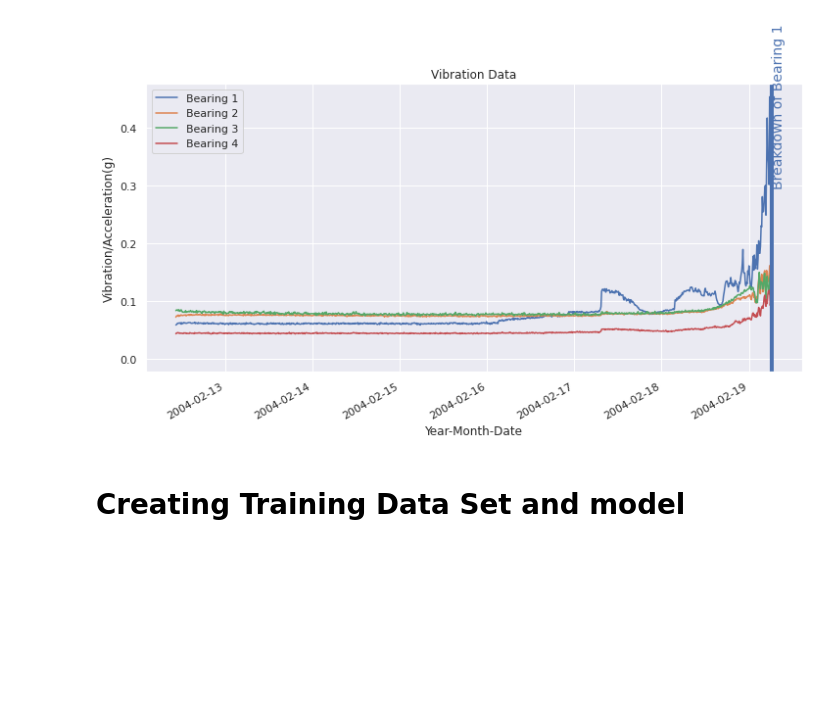
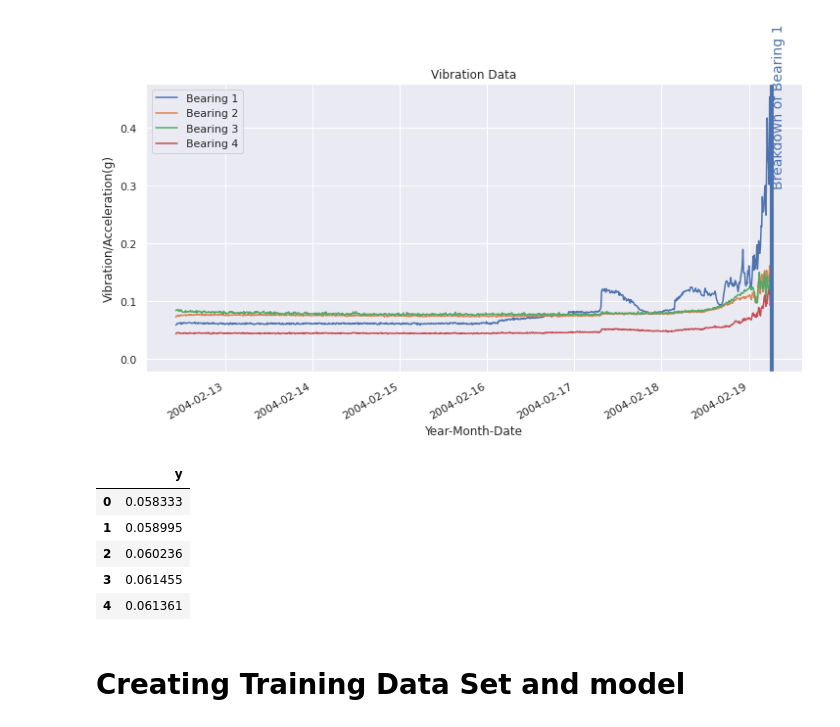
Before and after one commit to shaleenanuj/Machine-Condition-Monitoring, a Jupyter notebook: PredictiononNASABearingLSTM.ipynb, the cells around one changed output. Saved outputs shown, nothing was run; the diff lists cells and outputs as text; code cells hidden in the pictures; blank space fills up the shorter version.

```diff
--- a/PredictiononNASABearingLSTM.ipynb
+++ b/PredictiononNASABearingLSTM.ipynb
@@ -82,5 +82,21 @@ Text(2004-02-19 06:12:39, 0.3, 'Breakdown of Bearing 1')
 [figure]
 # %%
 from fbprophet import Prophet
+# %%
+healthy_bearing1 = merged_data['2004-02-12 10:32:39':'2004-02-15 23:42:39']['Bearing 1']
+
+# Creating training dataframe
+LSTM_healthy_train = pd.DataFrame()
+#LSTM_healthy_train['ds'] = pd.to_datetime(healthy_bearing1.index)
+LSTM_healthy_train['y'] = healthy_bearing1.values
+
+LSTM_healthy_train.head()
+# %% [output]
+|  | y |
+| 0 | 0.058333 |
+| 1 | 0.058995 |
+| 2 | 0.060236 |
+| 3 | 0.061455 |
+| 4 | 0.061361 |
 # %% [markdown]
 # Creating Training Data Set and model
```
Also changed, not shown: parts of 7 cells of this notebook.
